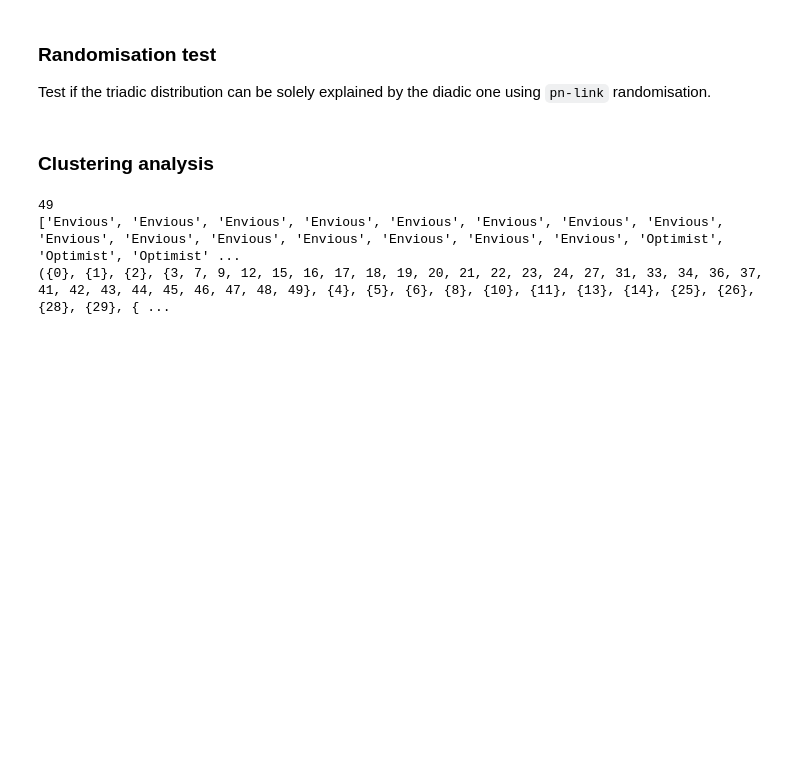
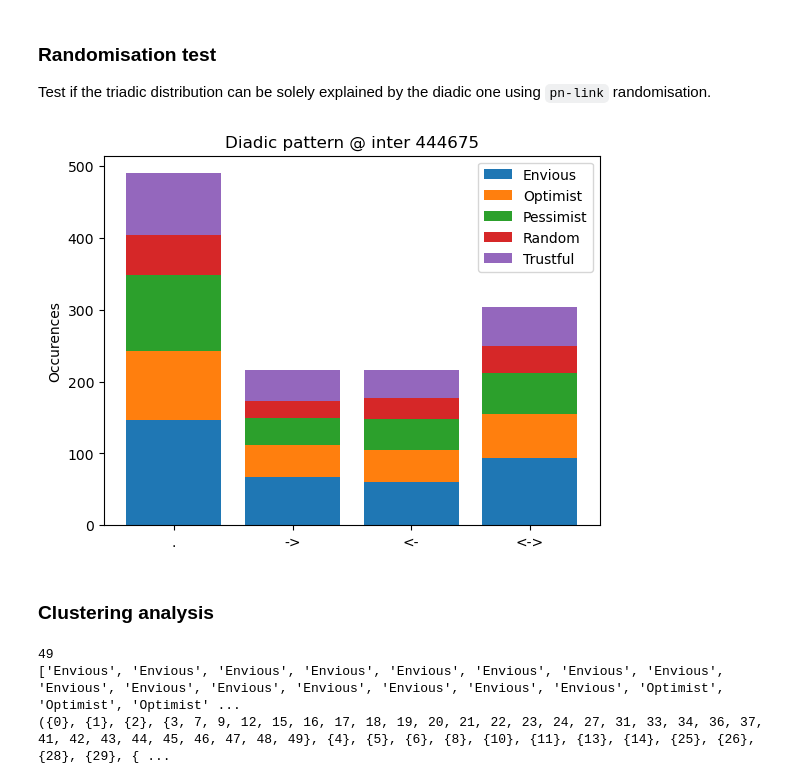
Before and after one commit to yuxuama/cooperation_emergence, a Jupyter notebook: notebooks/last_analysis.ipynb, the cells around one changed output. Saved outputs shown, nothing was run; the diff lists cells and outputs as text; code cells hidden in the pictures; blank space fills up the shorter version.

```diff
--- a/notebooks/last_analysis.ipynb
+++ b/notebooks/last_analysis.ipynb
@@ -151,8 +158,10 @@ plt.show()
 Test if the triadic distribution can be solely explained by the diadic one using `pn-link` randomisation.
 # %%
 l_randomized = compute_randomized(l.astype(int), 'pn-link')
-di_pattern_freq_rand = measure_frequency_diadic_pattern(l_randomized, net.phenotypes_table, inter)
+di_pattern_freq_rand = measure_frequency_diadic_pattern(l_randomized, parameters, inter)
 plot_bar_diadic_pattern(di_pattern_freq_rand)
+# %% [output]
+[figure, added]
 # %%
 l_randomized = compute_randomized(l.astype(int), 'pn-link')
 tri_pattern_freq_rand = measure_global_frequency_triadic_pattern(l_randomized, parameters, inter)
```
Also changed, not shown: parts of 13 cells of this notebook, 2 other files.
